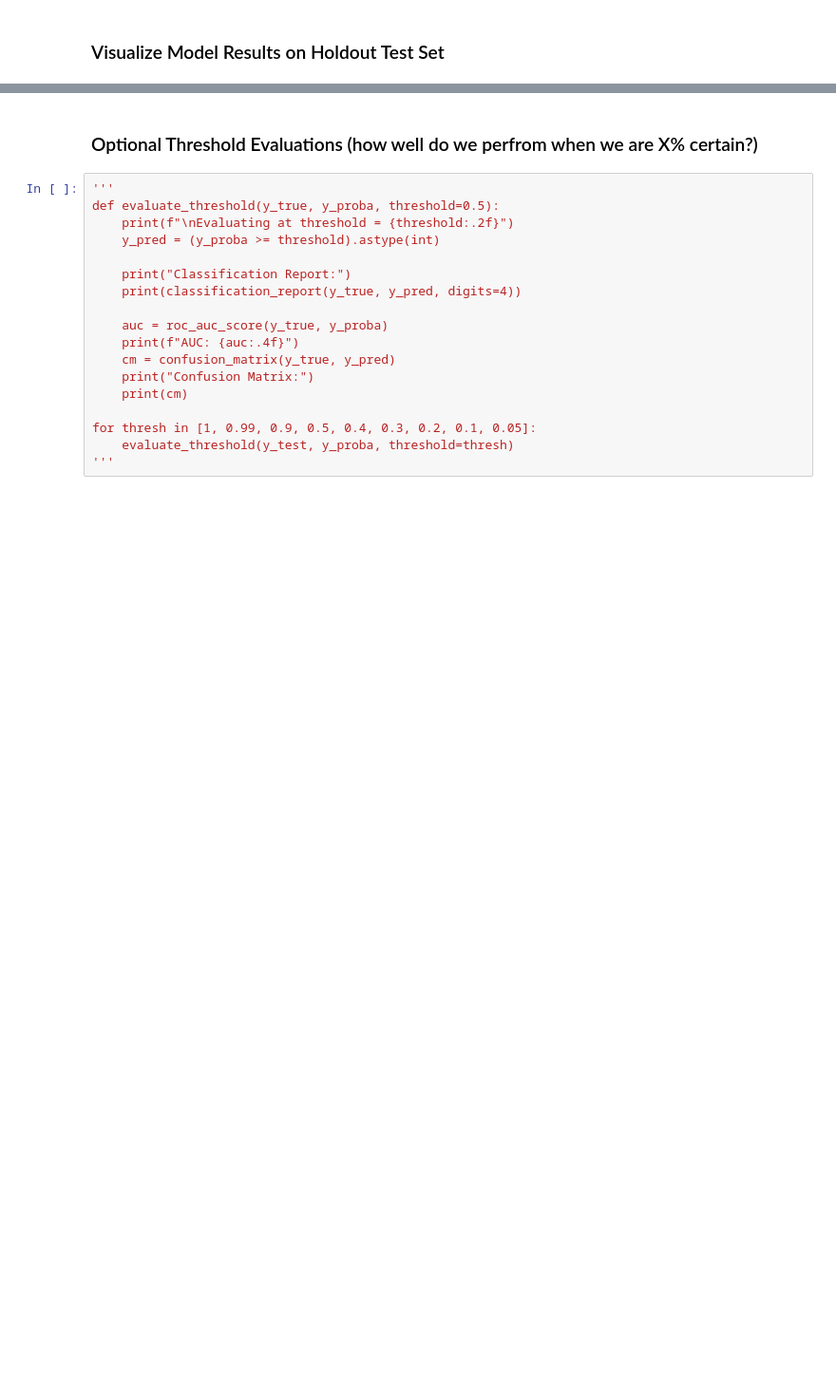
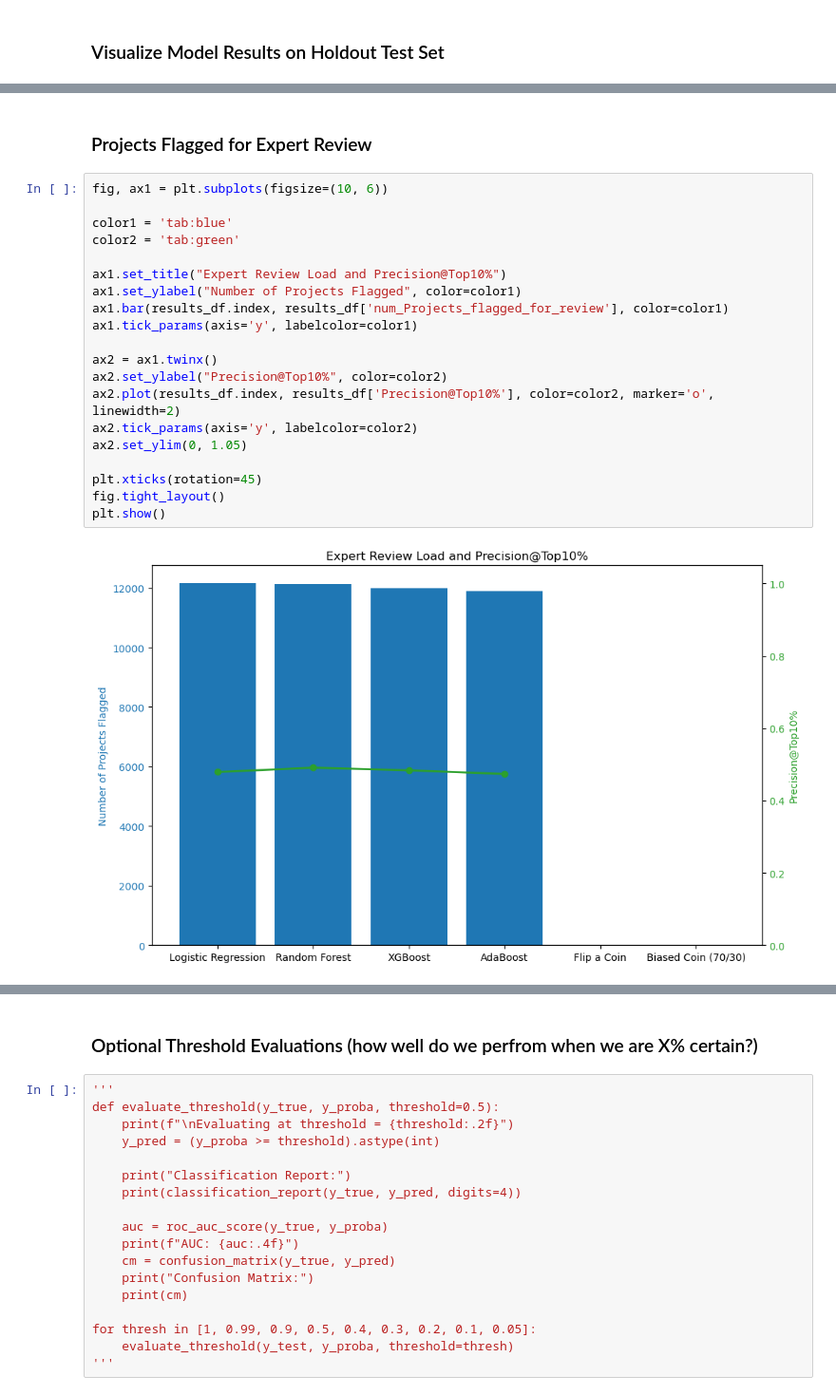
Before and after one commit to aspirou55/DonorsChoose, a Jupyter notebook: ClassificationModels_DonorsChoose.ipynb, the cells around one changed output, grey strips where cells are left out. Shown at 95% size. Drawn from its saved outputs; the diff is of its cells as text; blank space fills up the shorter version.

```diff
--- a/ClassificationModels_DonorsChoose.ipynb
+++ b/ClassificationModels_DonorsChoose.ipynb
@@ -572,0 +616,24 @@ plt.show()
+# %% [markdown]
+### Projects Flagged for Expert Review
+# %%
+fig, ax1 = plt.subplots(figsize=(10, 6))
+
+color1 = 'tab:blue'
+color2 = 'tab:green'
+
+ax1.set_title("Expert Review Load and Precision@Top10%")
+ax1.set_ylabel("Number of Projects Flagged", color=color1)
+ax1.bar(results_df.index, results_df['num_Projects_flagged_for_review'], color=color1)
+ax1.tick_params(axis='y', labelcolor=color1)
+
+ax2 = ax1.twinx()
+ax2.set_ylabel("Precision@Top10%", color=color2)
+ax2.plot(results_df.index, results_df['Precision@Top10%'], color=color2, marker='o', linewidth=2)
+ax2.tick_params(axis='y', labelcolor=color2)
+ax2.set_ylim(0, 1.05)
+
+plt.xticks(rotation=45)
+fig.tight_layout()
+plt.show()
+# %% [output]
+[figure, added]
```
Also changed, not shown: parts of 18 cells of this notebook.
